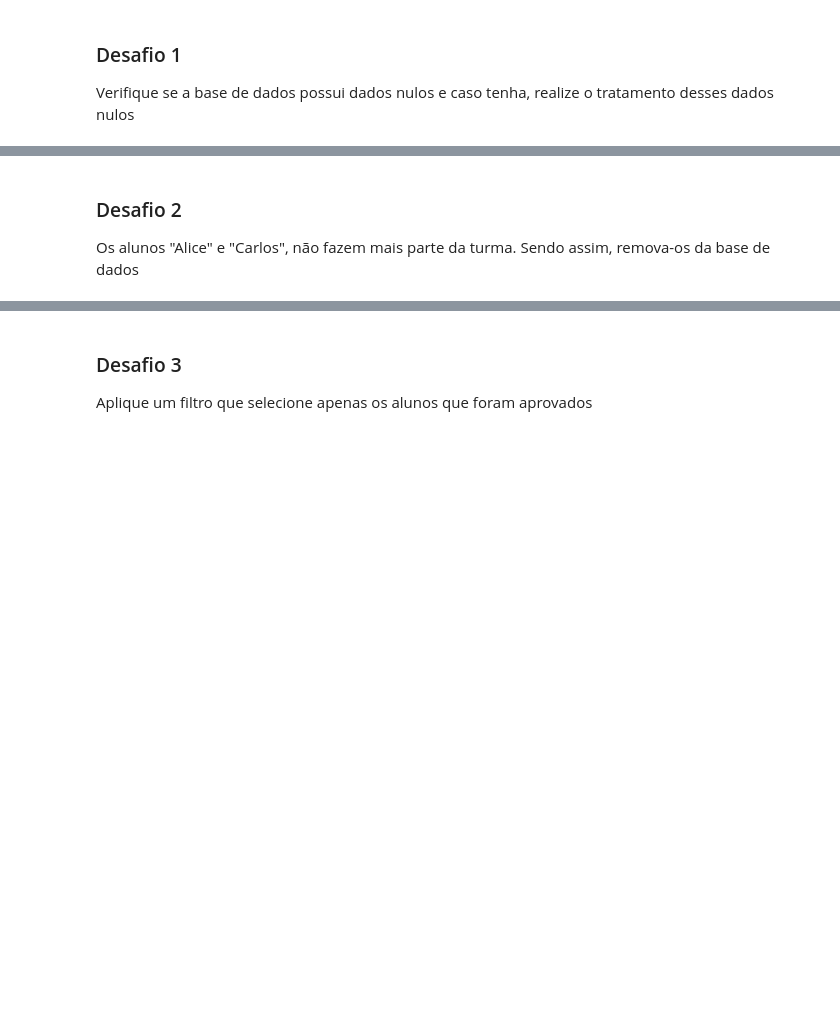
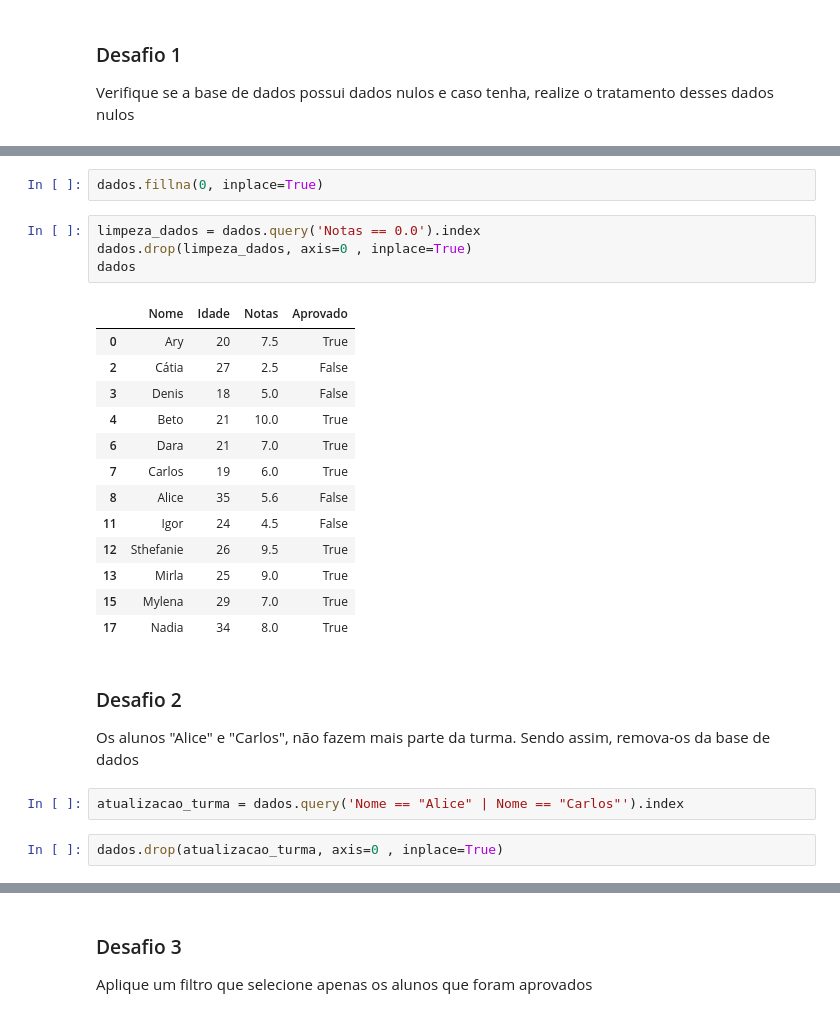
Before and after one commit to Eduardo-Alg/Desafios_Pandas, a Jupyter notebook: desafios.ipynb, the cells around one changed output, grey strips where cells are left out. Cells and saved outputs as stored; diff of their text form; blank space fills up the shorter version.

```diff
--- a/desafios.ipynb
+++ b/desafios.ipynb
@@ -198,3 +212,27 @@ Verifique se a base de dados possui dados nulos e caso tenha, realize o tratamen
+# %%
+dados.fillna(0, inplace=True)
+# %%
+limpeza_dados = dados.query('Notas == 0.0').index
+dados.drop(limpeza_dados, axis=0 , inplace=True)
+dados
+# %% [output]
+|  | Nome | Idade | Notas | Aprovado |
+| 0 | Ary | 20 | 7.5 | True |
+| 2 | Cátia | 27 | 2.5 | False |
+| 3 | Denis | 18 | 5.0 | False |
+| 4 | Beto | 21 | 10.0 | True |
+| 6 | Dara | 21 | 7.0 | True |
+| 7 | Carlos | 19 | 6.0 | True |
+| 8 | Alice | 35 | 5.6 | False |
+| 11 | Igor | 24 | 4.5 | False |
+| 12 | Sthefanie | 26 | 9.5 | True |
+| 13 | Mirla | 25 | 9.0 | True |
+| 15 | Mylena | 29 | 7.0 | True |
+| 17 | Nadia | 34 | 8.0 | True |
 # %% [markdown]
 ### Desafio 2
 Os alunos "Alice" e "Carlos", não fazem mais parte da turma. Sendo assim, remova-os da base de dados
+# %%
+atualizacao_turma = dados.query('Nome == "Alice" | Nome == "Carlos"').index
+# %%
+dados.drop(atualizacao_turma, axis=0 , inplace=True)
```
Also changed, not shown: parts of 20 cells of this notebook.
